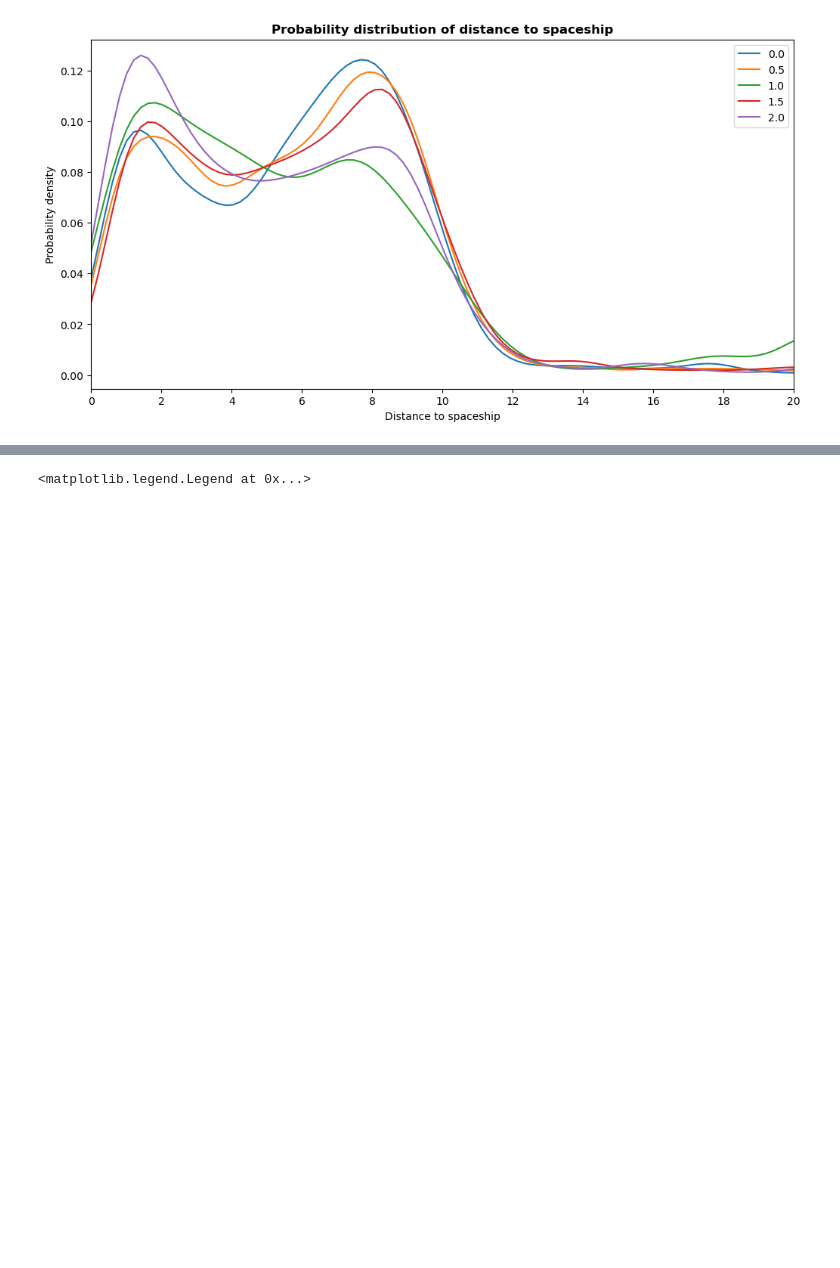
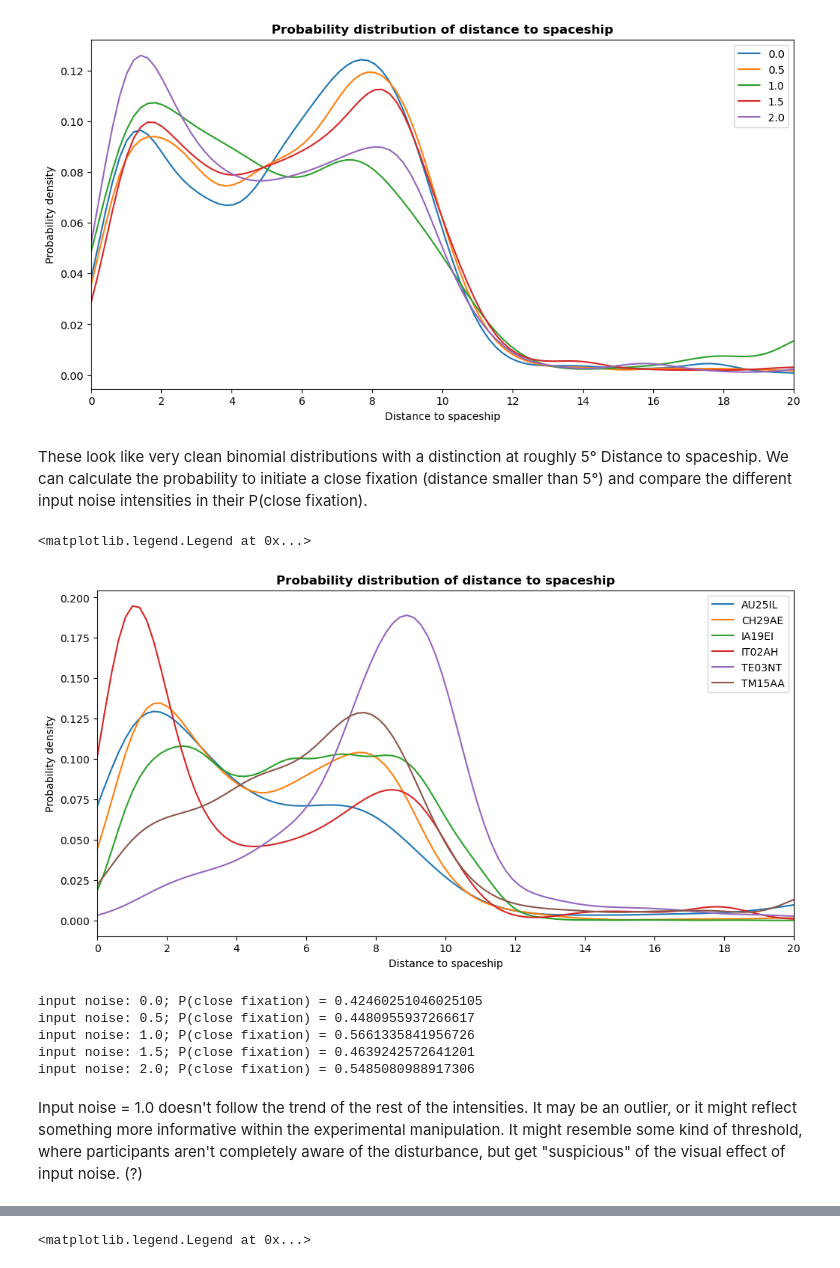
Before and after one commit to nilsheinrich/eye_movement_analysis_moonlander, a Jupyter notebook: building_data_III.ipynb, the cells around one changed output, grey strips where cells are left out. Drawn from its saved outputs; the diff is of its cells as text; code cells hidden in the pictures; blank space fills up the shorter version.

Commit message:
built eye data for exp2

```diff
--- a/building_data_III.ipynb
+++ b/building_data_III.ipynb
@@ -493,3 +479,66 @@ ax.legend()
 # %% [output]
 <matplotlib.legend.Legend at 0x...>
 [figure]
+# %% [markdown]
+These look like very clean binomial distributions with a distinction at roughly 5° Distance to spaceship. We can calculate the probability to initiate a close fixation (distance smaller than 5°) and compare the different input noise intensities in their P(close fixation).
+# %%
+# Grid
+fig, ax = plt.subplots(figsize=(12, 6))
+ax.set_title(f"Probability distribution of distance to spaceship", fontdict={"fontweight": "bold"})
+
+
+# axis labels
+ax.set_xlabel("Distance to spaceship")
+ax.set_ylabel("Probability density")
+
+# plot boundaries:
+lbound = 0
+ubound = 20
+
+ax.set_xlim([lbound, ubound])
+
+xaxis = np.linspace(lbound, ubound, 11)
+ax.set_xticks(xaxis)
+
+for participant_id in np.unique(fix_data.ID):
+
+    tmp_data = fix_data[fix_data["ID"] == participant_id]
+
+    distances = [x for x in tmp_data.distance_to_spaceship if x == x]
+    fix_data_array = np.asarray(distances)
+
+    # compute hpdi (I went for the smallest interval which contains 25% of the mass)
+    fix_data_hpdi_bounds = az.hdi(fix_data_array, 0.25)
+
+    # instatiate KDEs
+    kde_init = np.linspace(lbound, ubound, 100)
+
+    fix_data_kde = st.gaussian_kde(fix_data_array)
+
+    # draw KDE
+    ax.plot(kde_init, fix_data_kde(kde_init), label=participant_id)
+
+ax.legend()
+# %% [output]
+<matplotlib.legend.Legend at 0x...>
+[figure, added]
+# %%
+input_noise_intensities = np.unique(fix_data.input_noise)
+
+for input_noise_intensity in input_noise_intensities:
+    #tmp_data = fix_data[fix_data["input_noise"] == input_noise_intensity]
+
+    # equal ranges for events (5°) - close: 0-5; distant: 5-10
+    tmp_data = fix_data[(fix_data["input_noise"] == input_noise_intensity) & (fix_data["distance_to_spaceship"] <= 10)]
+
+    N_closeFixations = len(tmp_data[tmp_data['distant_fixation'] == 0])
+    P_closeFixation = N_closeFixations/len(tmp_data)
+    print(f"input noise: {input_noise_intensity}; P(close fixation) = {P_closeFixation}")
+# %% [output]
+input noise: 0.0; P(close fixation) = 0.42460251046025105
+input noise: 0.5; P(close fixation) = 0.4480955937266617
+input noise: 1.0; P(close fixation) = 0.5661335841956726
+input noise: 1.5; P(close fixation) = 0.4639242572641201
+input noise: 2.0; P(close fixation) = 0.5485080988917306
+# %% [markdown]
+Input noise = 1.0 doesn't follow the trend of the rest of the intensities. It may be an outlier, or it might reflect something more informative within the experimental manipulation. It might resemble some kind of threshold, where participants aren't completely aware of the disturbance, but get "suspicious" of the visual effect of input noise. (?)
```
Also changed, not shown: parts of 17 cells of this notebook, 3 other files.
